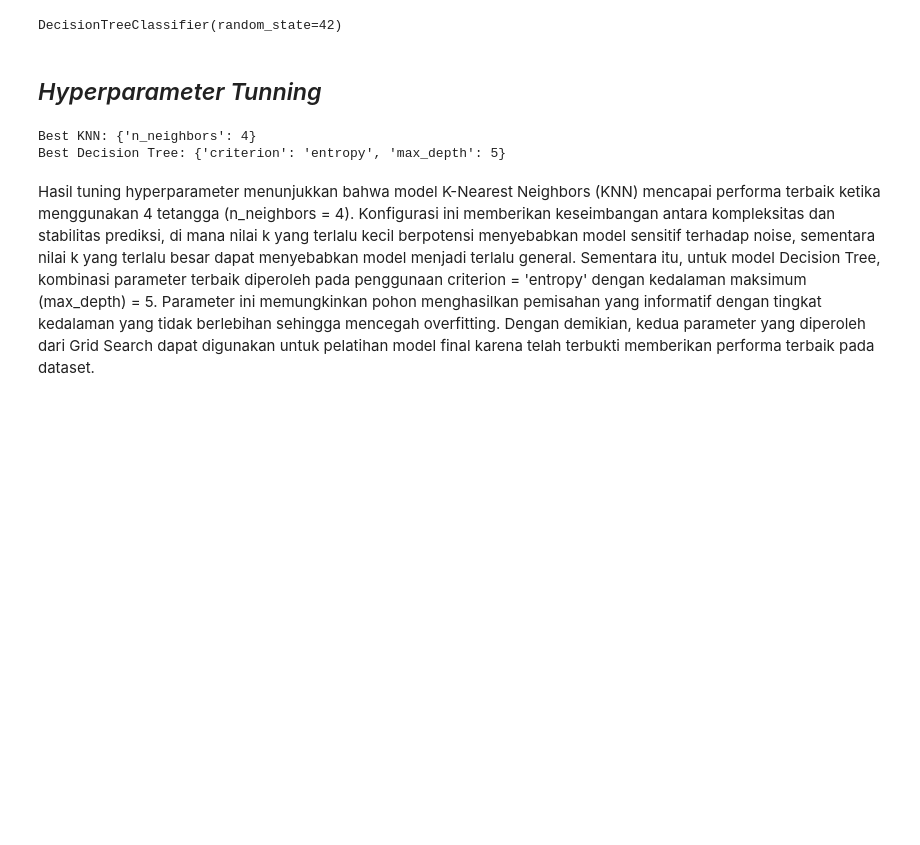
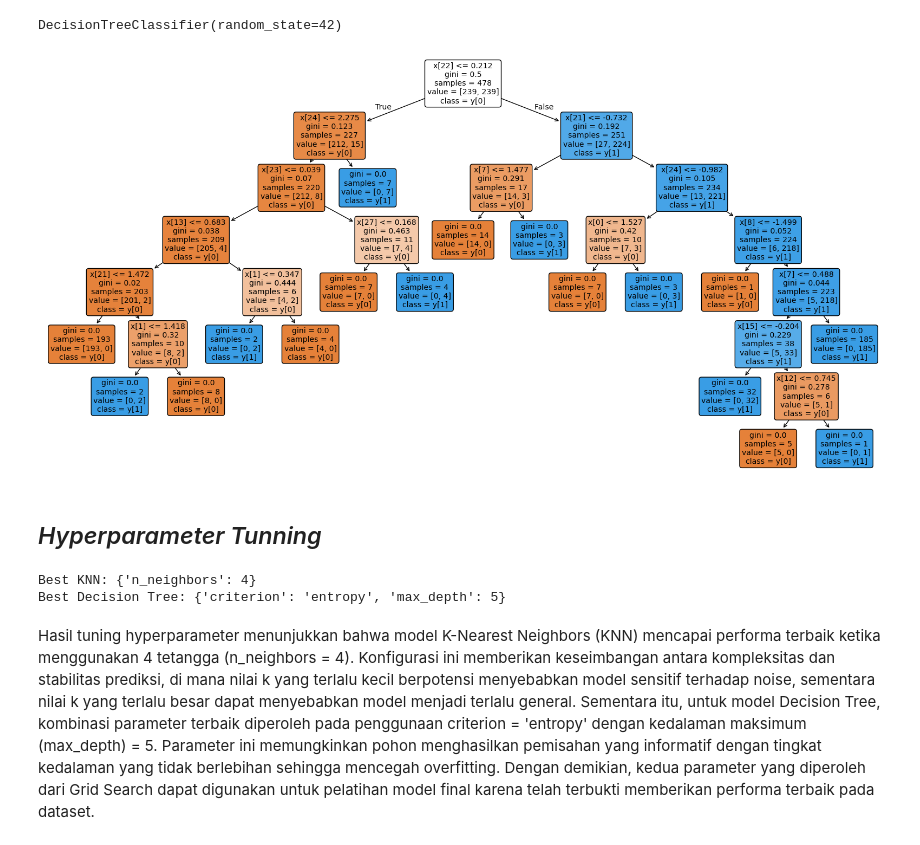
Before and after one commit to ucinopitasafitri/PRAKTIKUM-MACHINE-LEARNING, a Jupyter notebook: PERTEMUAN_II_dan_III_KNN.ipynb, the cells around one changed output. Drawn from its saved outputs; the diff is of its cells as text; code cells hidden in the pictures; blank space fills up the shorter version.

```diff
--- a/PERTEMUAN_II_dan_III_KNN.ipynb
+++ b/PERTEMUAN_II_dan_III_KNN.ipynb
@@ -342,6 +384,21 @@ model_tree = DecisionTreeClassifier(random_state=42)
 model_tree.fit(X_train, y_train)
 # %% [output]
 DecisionTreeClassifier(random_state=42)
+# %%
+from sklearn.tree import plot_tree
+import matplotlib.pyplot as plt
+
+plt.figure(figsize=(20,10))
+plot_tree(
+    model_tree,
+    filled=True,        # warna tiap node
+    rounded=True,       # sudut membulat
+    feature_names=None, # kalau mau pakai nama fitur nanti diganti
+    class_names=True    # tampilkan nama kelas
+)
+plt.show()
+# %% [output]
+[figure, added]
 # %% [markdown]
 ## _Hyperparameter Tunning_
 # %%
```
Also changed, not shown: parts of 6 cells of this notebook.
